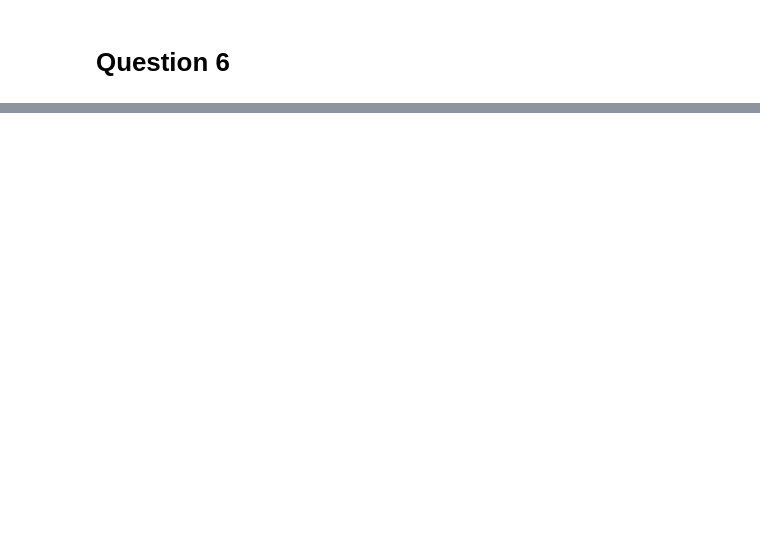
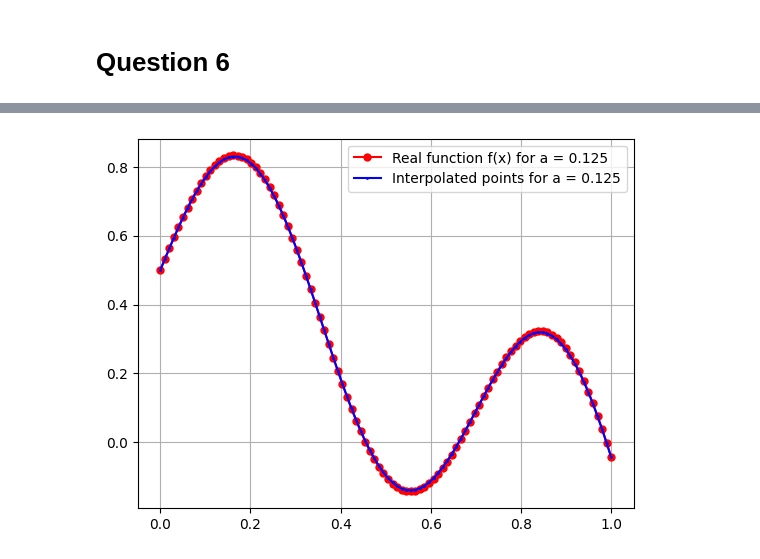
Before and after one commit to AndreaSainz/DIS, a Jupyter notebook: C1/Problem_shee_3/Problem1.ipynb, the cells around one changed output, grey strips where cells are left out. Drawn from its saved outputs; the diff is of its cells as text; code cells hidden in the pictures; blank space fills up the shorter version.

```diff
--- a/C1/Problem_shee_3/Problem1.ipynb
+++ b/C1/Problem_shee_3/Problem1.ipynb
@@ -134,0 +209,13 @@ plt.show()
+# %%
+a = 0.125
+y = f(t, a, b, c)
+y_new = df_inter['f(0.125,b,c)']
+
+plt.figure()
+plt.plot(t, y, label='Real function f(x) for a = 0.125',  marker='o' ,color='red', markersize=5)
+plt.plot(t, y_new, label='Interpolated points for a = 0.125', marker='o', color='blue', markersize=1)
+plt.legend()
+plt.grid(True)
+plt.show()
+# %% [output]
+[figure, added]
```
Also changed, not shown: parts of 10 cells of this notebook.
